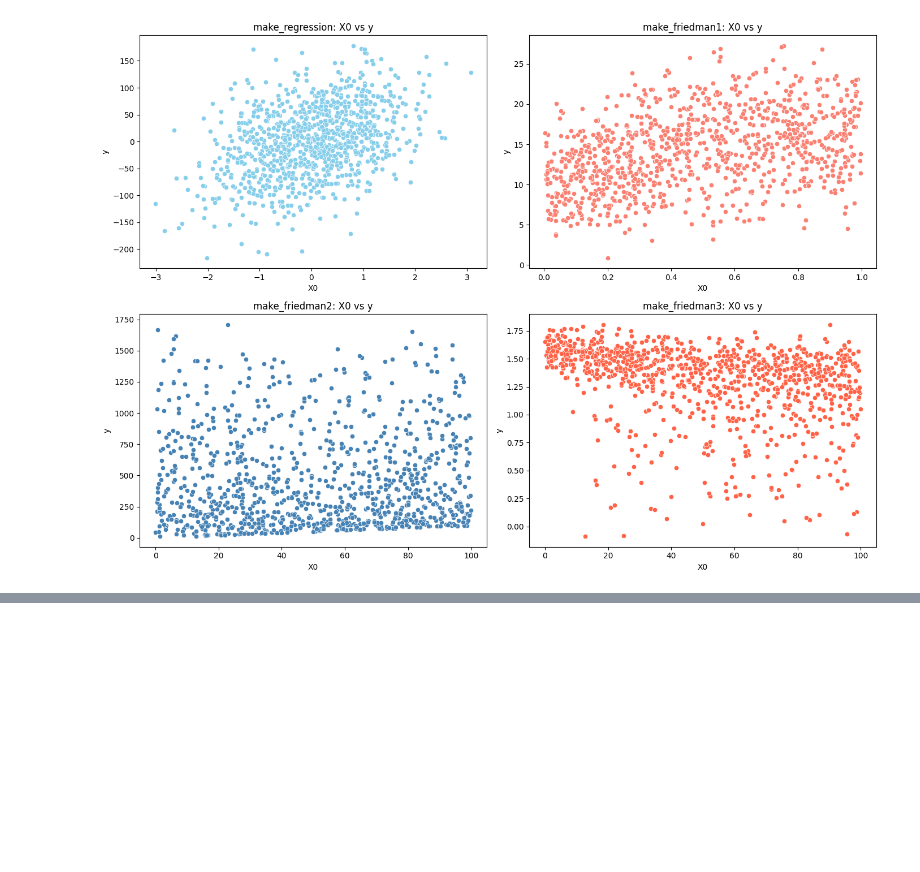
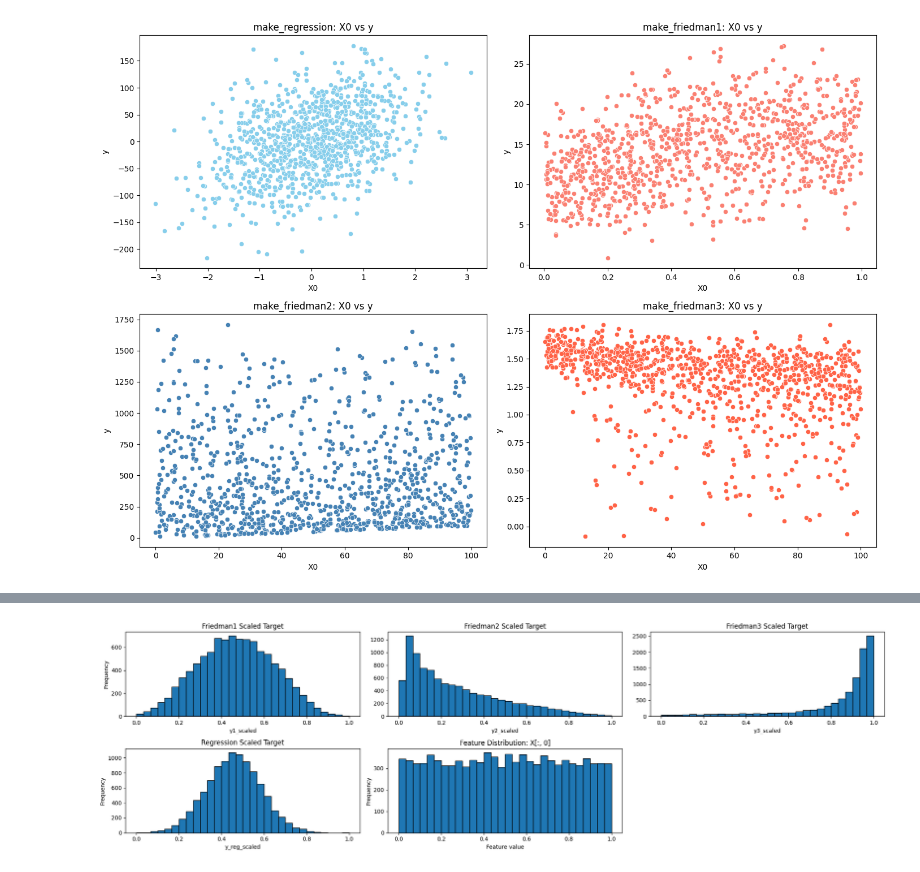
Before and after one commit to simonlanngren/Conformal-Predictive-Decision-Making, a Jupyter notebook: notebooks/debug.ipynb, the cells around one changed output, grey strips where cells are left out. Cells and saved outputs as stored; diff of their text form; code cells hidden in the pictures; blank space fills up the shorter version.

```diff
--- a/notebooks/debug.ipynb
+++ b/notebooks/debug.ipynb
@@ -279,0 +377,61 @@ print("Normal data shape:", data_normal.shape)
+# %%
+import numpy as np
+import matplotlib.pyplot as plt
+from sklearn.datasets import make_friedman1, make_friedman2, make_friedman3, make_regression
+from sklearn.preprocessing import MinMaxScaler
+
+# Parameters
+N = 10000  # Number of samples
+F = 10     # Number of features
+
+# Generate input data (features)
+X = np.random.rand(N, F)  # Uniformly distributed in [0, 1]
+
+# Generate targets
+_, y1 = make_friedman1(n_samples=N, n_features=F, noise=0.0, random_state=0)
+_, y2 = make_friedman2(n_samples=N, noise=0.0, random_state=0)
+_, y3 = make_friedman3(n_samples=N, noise=0.0, random_state=0)
+_, y_reg = make_regression(n_samples=N, n_features=F, noise=0.0, random_state=0)
+
+# Min-Max scaling
+scaler = MinMaxScaler()
+y1_scaled = scaler.fit_transform(y1.reshape(-1, 1)).ravel()
+y2_scaled = scaler.fit_transform(y2.reshape(-1, 1)).ravel()
+y3_scaled = scaler.fit_transform(y3.reshape(-1, 1)).ravel()
+y_reg_scaled = scaler.fit_transform(y_reg.reshape(-1, 1)).ravel()
+
+# Plot histograms
+plt.figure(figsize=(20, 6))
+
+plt.subplot(2, 3, 1)
+plt.hist(y1_scaled, bins=30, edgecolor='black')
+plt.title('Friedman1 Scaled Target')
+plt.xlabel('y1_scaled')
+plt.ylabel('Frequency')
+
+plt.subplot(2, 3, 2)
+plt.hist(y2_scaled, bins=30, edgecolor='black')
+plt.title('Friedman2 Scaled Target')
+plt.xlabel('y2_scaled')
+
+plt.subplot(2, 3, 3)
+plt.hist(y3_scaled, bins=30, edgecolor='black')
+plt.title('Friedman3 Scaled Target')
+plt.xlabel('y3_scaled')
+
+plt.subplot(2, 3, 4)
+plt.hist(y_reg_scaled, bins=30, edgecolor='black')
+plt.title('Regression Scaled Target')
+plt.xlabel('y_reg_scaled')
+plt.ylabel('Frequency')
+
+plt.subplot(2, 3, 5)
+plt.hist(X[:, 0], bins=30, edgecolor='black')
+plt.title('Feature Distribution: X[:, 0]')
+plt.xlabel('Feature value')
+plt.ylabel('Frequency')
+
+plt.tight_layout()
+plt.show()
+# %% [output]
+[figure, added]
```
Also changed, not shown: parts of 4 cells of this notebook, 6 other files.
